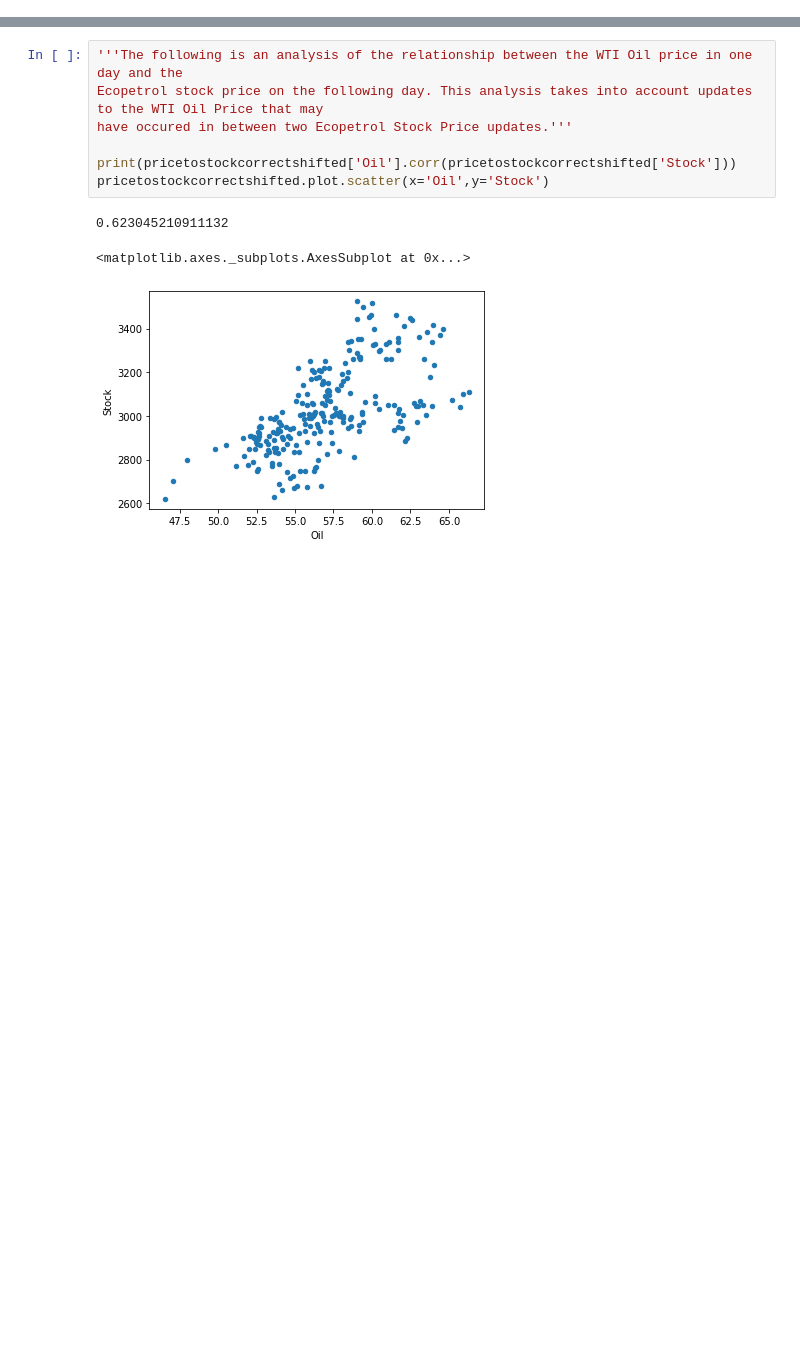
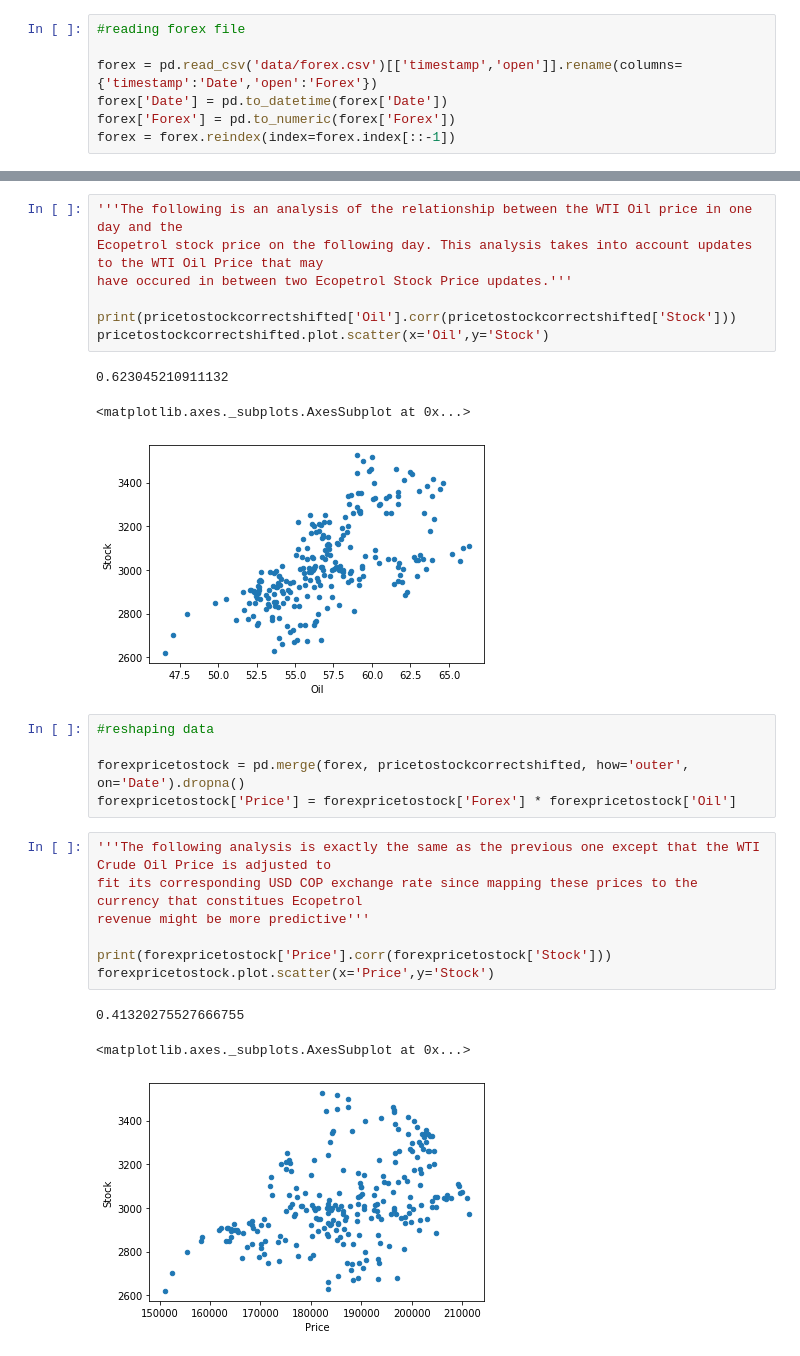
Before and after one commit to jfsuarezb/stock_algo_dev, a Jupyter notebook: Algorithm_Development.ipynb, the cells around one changed output, grey strips where cells are left out. Saved outputs shown, nothing was run; the diff lists cells and outputs as text; blank space fills up the shorter version.

Commit message:
added forex adjust

```diff
--- a/Algorithm_Development.ipynb
+++ b/Algorithm_Development.ipynb
@@ -20,6 +20,13 @@ ecostock = pd.read_csv('data/ecopetrol_stock.csv')[['Date','Open']]
 ecostock['Date'] = pd.to_datetime(ecostock['Date'])
 ecostock = ecostock.replace(to_replace=',', value='', regex=True)
 ecostock['Open'] = pd.to_numeric(ecostock['Open'])
+# %%
+#reading forex file
+
+forex = pd.read_csv('data/forex.csv')[['timestamp','open']].rename(columns={'timestamp':'Date','open':'Forex'})
+forex['Date'] = pd.to_datetime(forex['Date'])
+forex['Forex'] = pd.to_numeric(forex['Forex'])
+forex = forex.reindex(index=forex.index[::-1])
 # %%
 #merging files
 
@@ -94,3 +101,19 @@ pricetostockcorrectshifted.plot.scatter(x='Oil',y='Stock')
 0.623045210911132
 <matplotlib.axes._subplots.AxesSubplot at 0x...>
 [figure]
+# %%
+#reshaping data
+
+forexpricetostock = pd.merge(forex, pricetostockcorrectshifted, how='outer', on='Date').dropna()
+forexpricetostock['Price'] = forexpricetostock['Forex'] * forexpricetostock['Oil']
+# %%
+'''The following analysis is exactly the same as the previous one except that the WTI Crude Oil Price is adjusted to
+fit its corresponding USD COP exchange rate since mapping these prices to the currency that constitues Ecopetrol
+revenue might be more predictive'''
+
+print(forexpricetostock['Price'].corr(forexpricetostock['Stock']))
+forexpricetostock.plot.scatter(x='Price',y='Stock')
+# %% [output]
+0.41320275527666755
+<matplotlib.axes._subplots.AxesSubplot at 0x...>
+[figure, added]
```
Also changed, not shown: 1 other file.
